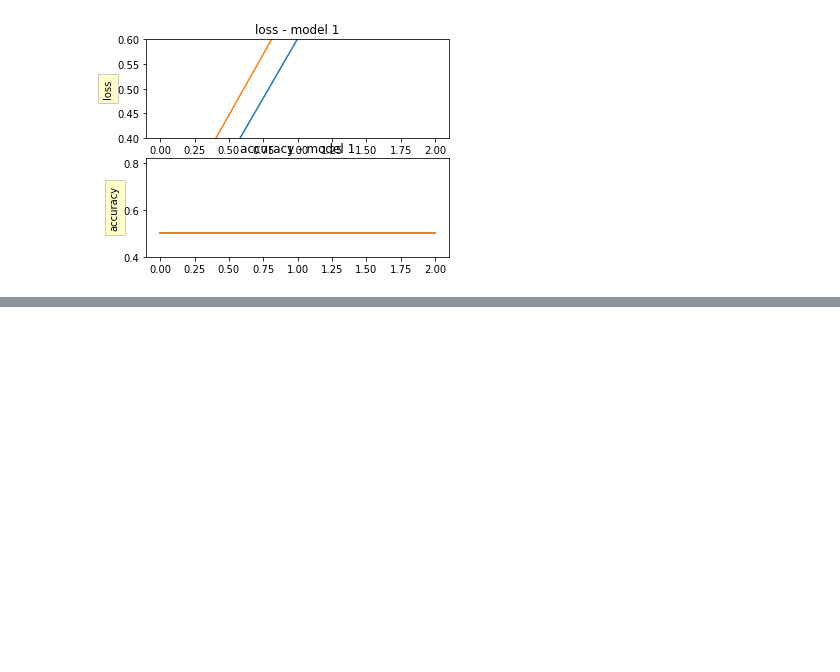
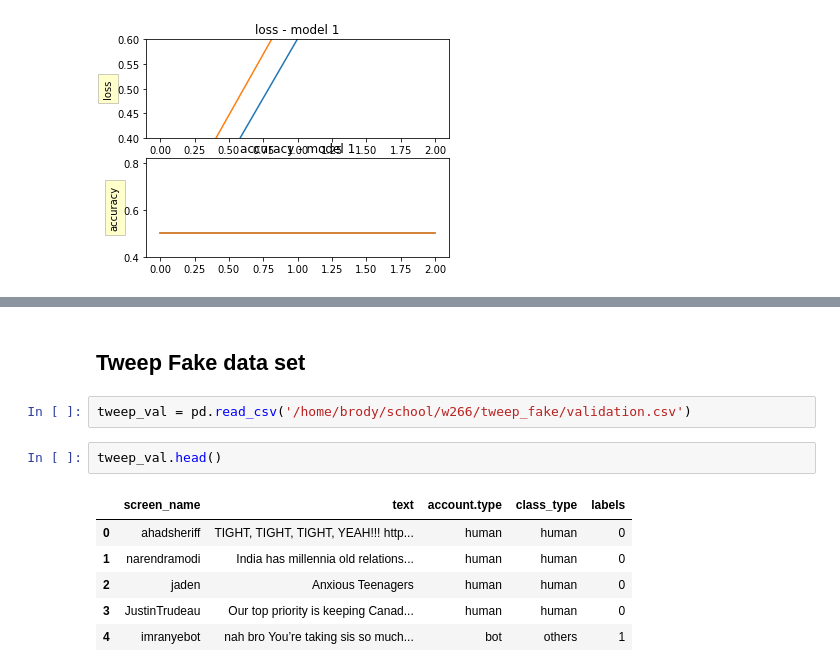
Before and after one commit to bcormier1/generalizedBotDetection, a Jupyter notebook: bert_baseline.ipynb, the cells around one changed output, grey strips where cells are left out. Drawn from its saved outputs; the diff is of its cells as text; blank space fills up the shorter version.

```diff
--- a/bert_baseline.ipynb
+++ b/bert_baseline.ipynb
@@ -282,0 +345,13 @@ IndexError: too many indices for array: array is 1-dimensional, but 2 were index
+# %% [markdown]
+## Tweep Fake data set
+# %%
+tweep_val = pd.read_csv('/home/brody/school/w266/tweep_fake/validation.csv')
+# %%
+tweep_val.head()
+# %% [output]
+|  | screen_name | text | account.type | class_type | labels |
+| 0 | ahadsheriff | TIGHT, TIGHT, TIGHT, YEAH!!! http... | human | human | 0 |
+| 1 | narendramodi | India has millennia old relations... | human | human | 0 |
+| 2 | jaden | Anxious Teenagers | human | human | 0 |
+| 3 | JustinTrudeau | Our top priority is keeping Canad... | human | human | 0 |
+| 4 | imranyebot | nah bro You’re taking sis so much... | bot | others | 1 |
```
Also changed, not shown: parts of 41 cells of this notebook, 5 other files.
